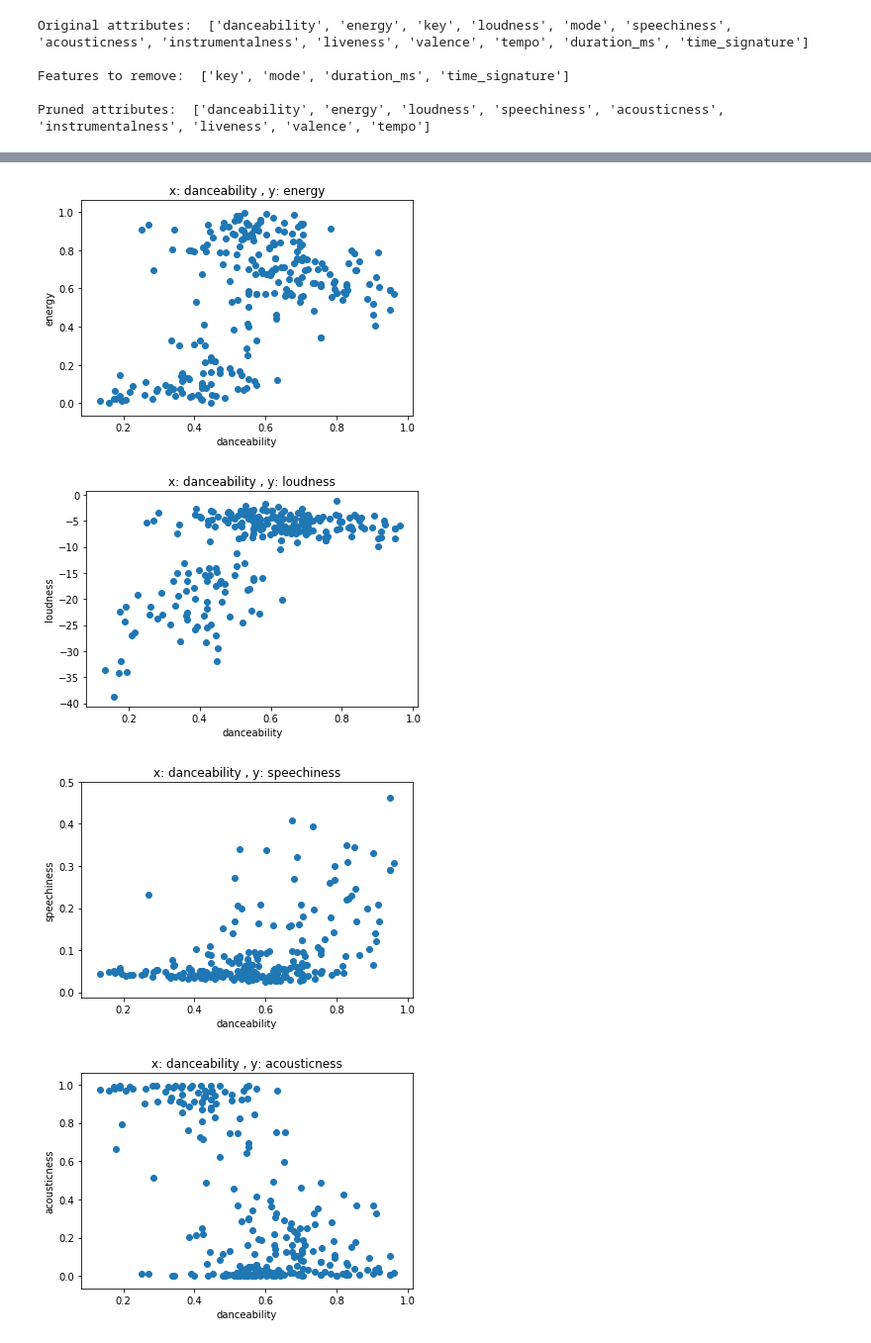
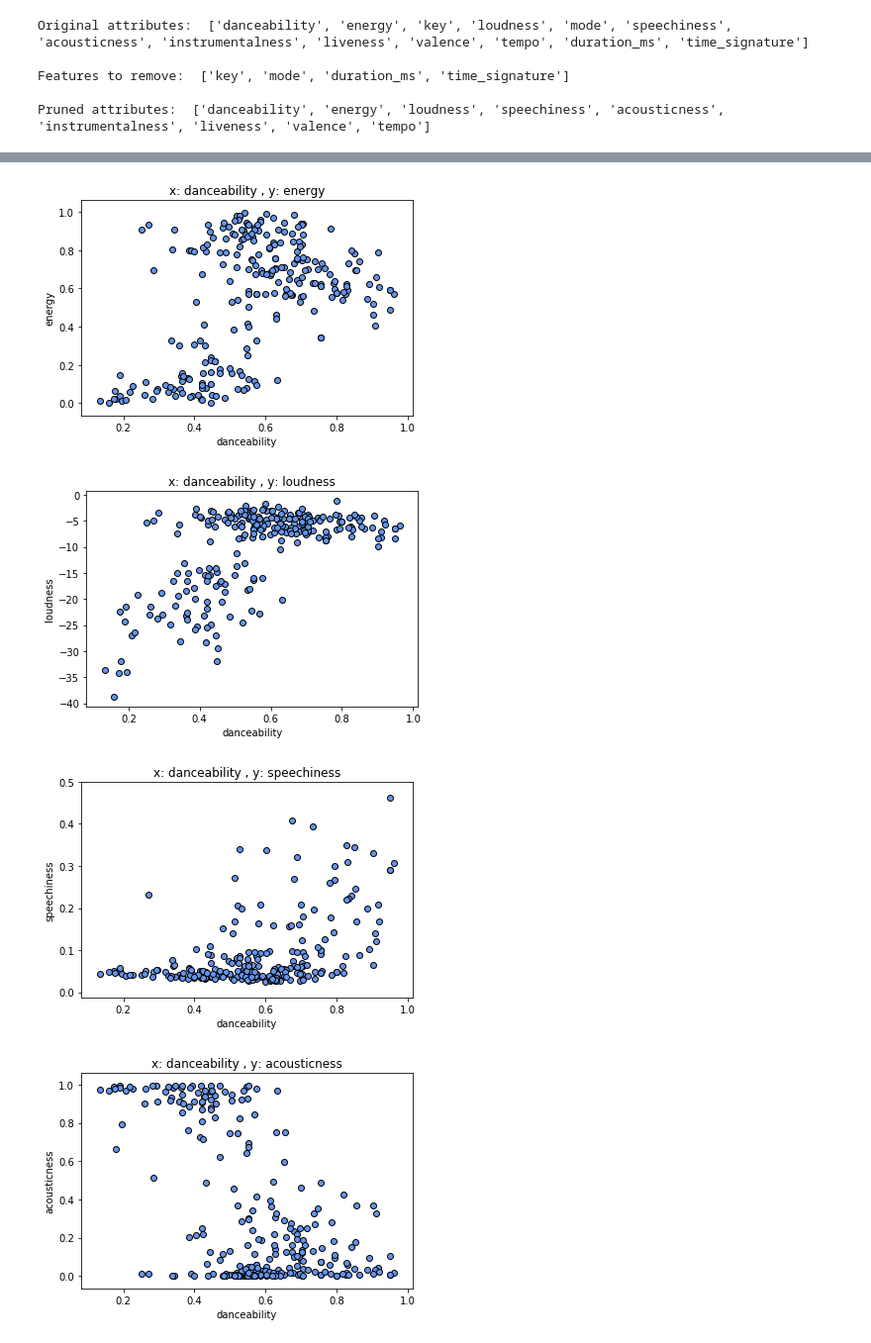
Before and after one commit to cfgong/spotifygenre, a Jupyter notebook: Linear Regression Attempt.ipynb, the cells around one changed output, grey strips where cells are left out. Shown at 99% size. Cells and saved outputs as stored; diff of their text form; code cells hidden in the pictures.

```diff
--- a/Linear Regression Attempt.ipynb
+++ b/Linear Regression Attempt.ipynb
@@ -42 +49,5 @@ x_test = test_df[attribute_names]
 original_x = x_train.values
+# %%
+# Graph styling
+scatter_color = "cornflowerblue"
+line_color = "k"
@@ -43,21 +57,23 @@ original_x = x_train.values
 # %%
-import matplotlib.pyplot as plt
+# Plot two features of the dataset against each other
 def draw_feature_comparison():
     for feature_index in range(len(attribute_names)):
         for feature_index2 in range(feature_index, len(attribute_names)):
             if feature_index == feature_index2:
+                # don't need to compare with itself
                 continue
-                # don't need to compare with itself
-            plt.scatter(original_x[:, feature_index], original_x[:, feature_index2])
+
+            plt.scatter(original_x[:, feature_index], original_x[:, feature_index2], color=scatter_color, edgecolor="k")
             plt.xlabel(attribute_names[feature_index])
             plt.ylabel(attribute_names[feature_index2])
 
             title = "x: " + attribute_names[feature_index] + " , y: " + attribute_names[feature_index2]
             plt.title(title)
             plt.show()
+
 draw_feature_comparison()
 # %% [output]
-[figure, old version]
+[figure, new version]
-[figure, old version]
+[figure, new version]
-[figure, old version]
+[figure, new version]
-[figure, old version]
+[figure, new version]
```
Also changed, not shown: parts of 20 cells of this notebook.
